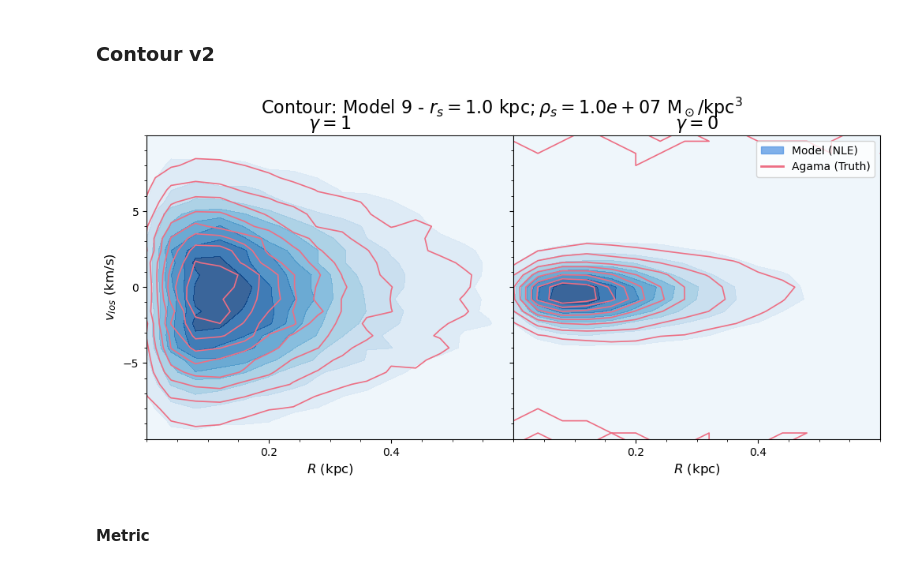
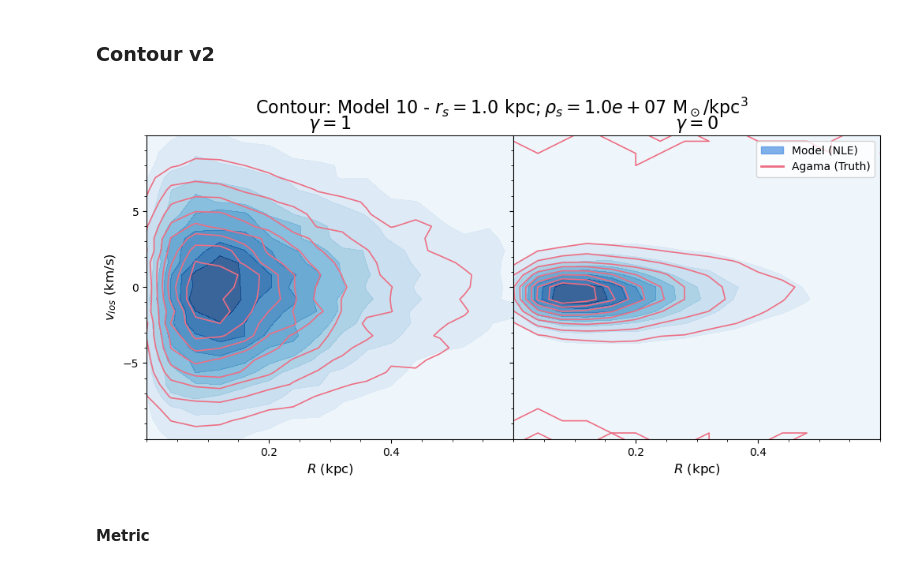
Before and after one commit to Anodymous1/suds, a Jupyter notebook: model_training.ipynb, the cells around one changed output. Saved outputs shown, nothing was run; the diff lists cells and outputs as text; code cells hidden in the pictures.

Commit message:
model 10

```diff
--- a/model_training.ipynb
+++ b/model_training.ipynb
@@ -863,9 +863,3 @@ gamma = 1
 r_star_div_r_s = 0.2
 
 theta = np.expand_dims(np.array([log_p_0, log_r_s, gamma, r_star_div_r_s]), axis=0).astype(np.float32)
-# %%
-with open('./model 9/inference_model_9_cusp_v2.pkl', 'rb') as file:
-    # Load the object from the file
-    inference = pickle.load(file)
-
-likelihood_estimator = inference._neural_net
@@ -880,10 +872,10 @@ def plot_prep(file:str) -> tuple[np.ndarray]:
 
     return r_proj, v_los
 # %%
-r_proj, v_los = plot_prep("./model 9/contour_samples_model_9_cusp_v2.csv")
+r_proj, v_los = plot_prep("./model 10/contour_samples_model_10_cusp.csv")
 a_r_proj, a_v_los = plot_prep("./Contour/contour_samples_1(agama).csv")
 
-r_proj_0, v_los_0 = plot_prep("./model 9/contour_samples_model_9_core_v2.csv")
+r_proj_0, v_los_0 = plot_prep("./model 10/contour_samples_model_10_core.csv")
 a_r_proj_0, a_v_los_0 = plot_prep("./Contour/contour_samples_0(agama).csv")
 # %%
 import matplotlib.patches as mpatches
@@ -942,35 +934,35 @@ ax = plot_contour(r_proj, v_los, a_r_proj, a_v_los, r_proj_0, v_los_0, a_r_proj_
 ax[0].set_xlim(0, 0.6)
 ax[0].set_ylim(-10, 10)
 ax[0].set_title("$\gamma = 1$", fontsize=16)
 ax[0].set_ylabel("$v_{los}$ (km/s)", fontsize=12)
 ax[0].set_xlabel(r"$R$ (kpc)", fontsize=12)
 ax[0].set_yticks([ -5, 0, 5])
 ax[0].set_xticks([ 0.2, 0.4])
 ax[0].minorticks_on()
 
 # Cusp, gamma = 0
 ax[1].set_xlim(0, 0.6)
 ax[1].set_ylim(-10, 10)
 ax[1].set_title("$\gamma = 0$", fontsize=16)
 ax[1].set_xlabel(r"$R$ (kpc)", fontsize=12)
 ax[1].set_yticks([ -5, 0, 5])
 ax[1].set_xticks([ 0.2, 0.4])
 ax[1].minorticks_on()
 
 # Add a Legend to the first plot to explain the lines vs fill
 model_patch = mpatches.Patch(color='#4A90E2', alpha=0.7, label='Model (NLE)')
 agama_line = Line2D([0], [0], color=(237/255, 111/255, 132/255), lw=2, label='Agama (Truth)')
 ax[1].legend(handles=[model_patch, agama_line], loc='upper right', fontsize=10, frameon=True)
 
 fig.suptitle(
-    r"Contour: Model 9 - $r_s={:.1f} \ \mathrm{{kpc}}; \rho_s={:.1e} \ \mathrm{{M_\odot/kpc^3}}$".format(
+    r"Contour: Model 10 - $r_s={:.1f} \ \mathrm{{kpc}}; \rho_s={:.1e} \ \mathrm{{M_\odot/kpc^3}}$".format(
         10 ** log_r_s, 10 ** log_p_0), fontsize=16)
 
 
 
 plt.show()
 # %% [output]
-[figure, old version]
+[figure, new version]
 # %% [markdown]
 #### Metric
 # %%
```
Also changed, not shown: parts of 1 cell of this notebook, 16 other files.
